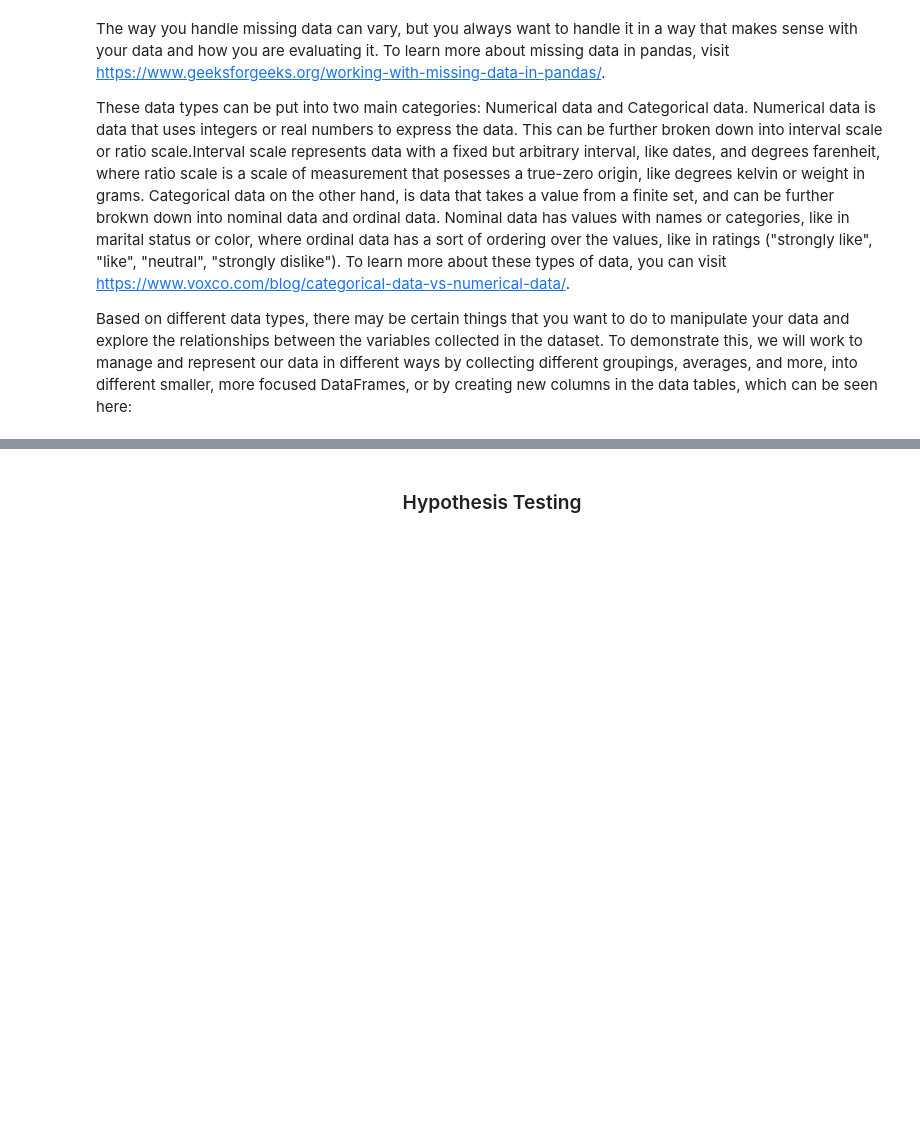
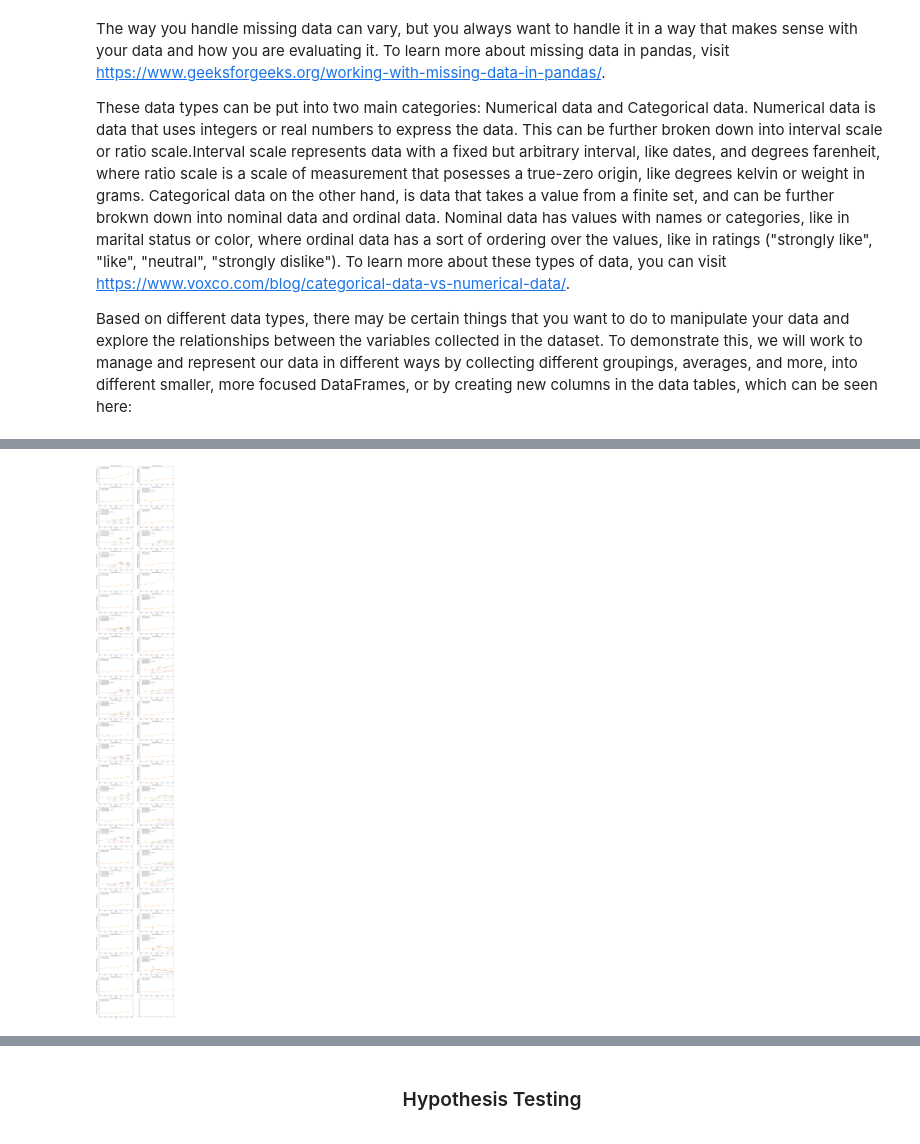
Before and after one commit to jydsmrs6/jydsmrs6.github.io, a Jupyter notebook: final.ipynb, the cells around one changed output, grey strips where cells are left out. Drawn from its saved outputs; the diff is of its cells as text; code cells hidden in the pictures; blank space fills up the shorter version.

```diff
--- a/final.ipynb
+++ b/final.ipynb
@@ -159,0 +188,23 @@ Now that the data is grouped and formatted how we like, we can move to the next
+# %%
+fig, ax = plt.subplots(26, 2, figsize=(20, 150))
+
+i = 0; j = 0
+for key, group in state_groupings:
+    sns.scatterplot(\
+        data=group,
+        ax=ax[j][i],
+        x='Year',
+        y='Total',
+        hue='Industry Sector Category')
+
+    ax[j][i].set(ylim = (-2.5, 35), xlim = (1989, 2021))
+    ax[j][i].legend(loc='upper left')
+    ax[j][i].set_title('Average Total Cost in {}'.format(key))
+    ax[j][i].set_ylabel('Average Total Price (Cents/Kilowatthour)')
+
+    if i > 0:
+        j += 1; i = 0
+    else:
+        i += 1
+# %% [output]
+[figure, added]
```
Also changed, not shown: parts of 11 cells of this notebook, 1 other file.
